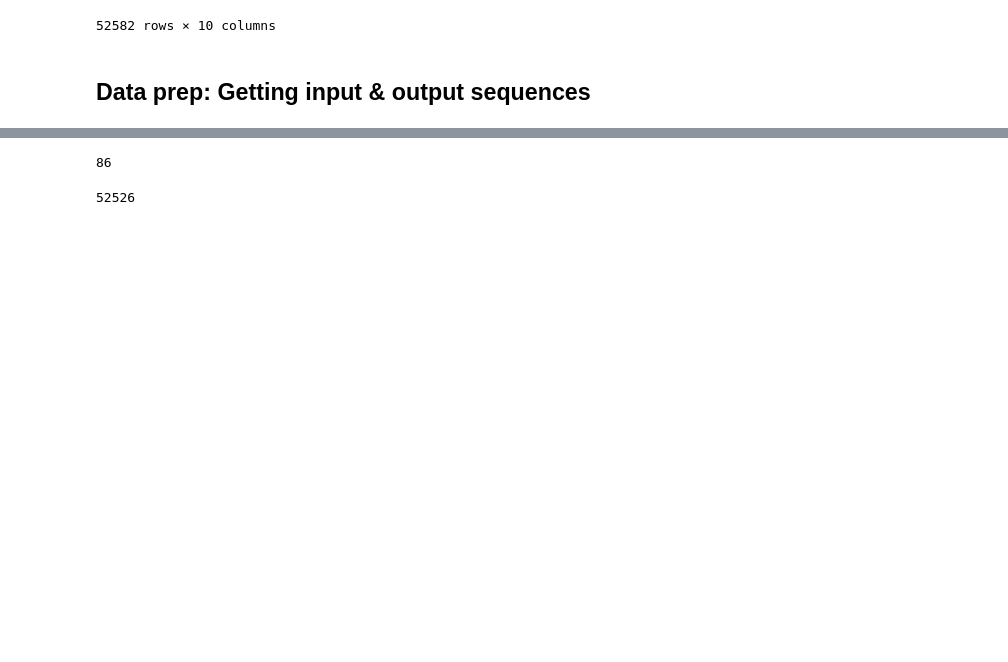
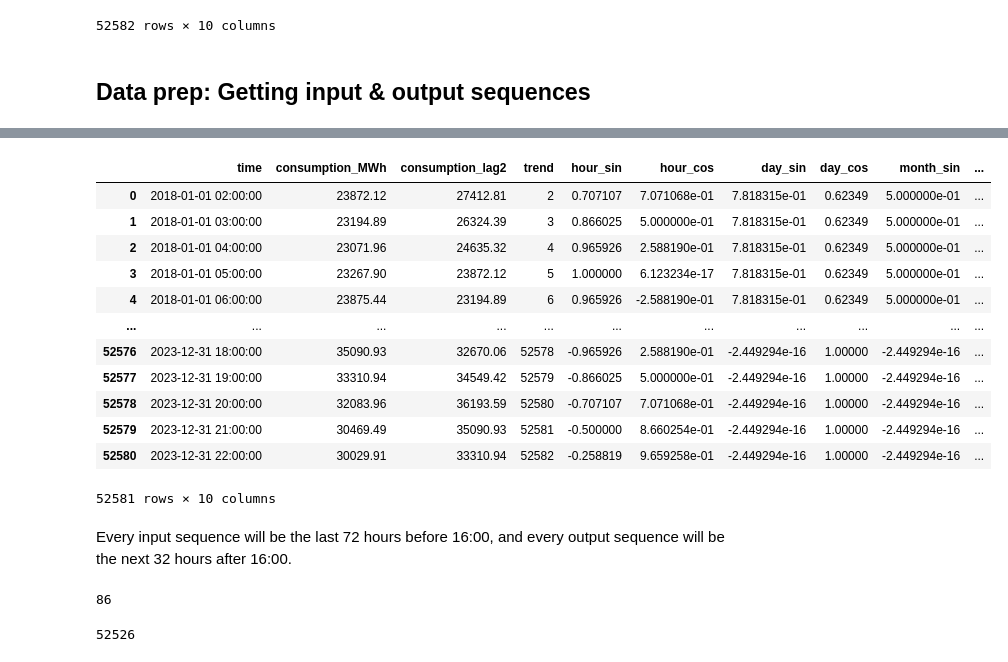
Before and after one commit to AhmetZamanis/DeepLearningEnergyForecasting, a Jupyter notebook: 3.1_QuantileLSTM.ipynb, the cells around one changed output, grey strips where cells are left out. Drawn from its saved outputs; the diff is of its cells as text; code cells hidden in the pictures; blank space fills up the shorter version.

```diff
--- a/3.1_QuantileLSTM.ipynb
+++ b/3.1_QuantileLSTM.ipynb
@@ -147 +57,24 @@ df_future
+# %%
+# Get shifted dataset, drop last row due to unknown target
+df_shifted = df.copy()
+df_shifted["consumption_MWh"] = df_shifted.consumption_MWh.shift(-1)
+df_shifted = df_shifted.dropna()
+# %%
+df_shifted
+# %% [output]
+|  | time | consumption_MWh | consumption_lag2 | trend | hour_sin | hour_cos | day_sin | day_cos | month_sin | ... |
+| 0 | 2018-01-01 02:00:00 | 23872.12 | 27412.81 | 2 | 0.707107 | 7.071068e-01 | 7.818315e-01 | 0.62349 | 5.000000e-01 | ... |
+| 1 | 2018-01-01 03:00:00 | 23194.89 | 26324.39 | 3 | 0.866025 | 5.000000e-01 | 7.818315e-01 | 0.62349 | 5.000000e-01 | ... |
+| 2 | 2018-01-01 04:00:00 | 23071.96 | 24635.32 | 4 | 0.965926 | 2.588190e-01 | 7.818315e-01 | 0.62349 | 5.000000e-01 | ... |
+| 3 | 2018-01-01 05:00:00 | 23267.90 | 23872.12 | 5 | 1.000000 | 6.123234e-17 | 7.818315e-01 | 0.62349 | 5.000000e-01 | ... |
+| 4 | 2018-01-01 06:00:00 | 23875.44 | 23194.89 | 6 | 0.965926 | -2.588190e-01 | 7.818315e-01 | 0.62349 | 5.000000e-01 | ... |
+| ... | ... | ... | ... | ... | ... | ... | ... | ... | ... | ... |
+| 52576 | 2023-12-31 18:00:00 | 35090.93 | 32670.06 | 52578 | -0.965926 | 2.588190e-01 | -2.449294e-16 | 1.00000 | -2.449294e-16 | ... |
+| 52577 | 2023-12-31 19:00:00 | 33310.94 | 34549.42 | 52579 | -0.866025 | 5.000000e-01 | -2.449294e-16 | 1.00000 | -2.449294e-16 | ... |
+| 52578 | 2023-12-31 20:00:00 | 32083.96 | 36193.59 | 52580 | -0.707107 | 7.071068e-01 | -2.449294e-16 | 1.00000 | -2.449294e-16 | ... |
+| 52579 | 2023-12-31 21:00:00 | 30469.49 | 35090.93 | 52581 | -0.500000 | 8.660254e-01 | -2.449294e-16 | 1.00000 | -2.449294e-16 | ... |
+| 52580 | 2023-12-31 22:00:00 | 30029.91 | 33310.94 | 52582 | -0.258819 | 9.659258e-01 | -2.449294e-16 | 1.00000 | -2.449294e-16 | ... |
+52581 rows × 10 columns
+# %% [markdown]
+Every input sequence will be the last 72 hours before 16:00, and every output sequence will be the next 32 hours after 16:00.
 # %%
```
Also changed, not shown: parts of 68 cells of this notebook, 1 other file.
